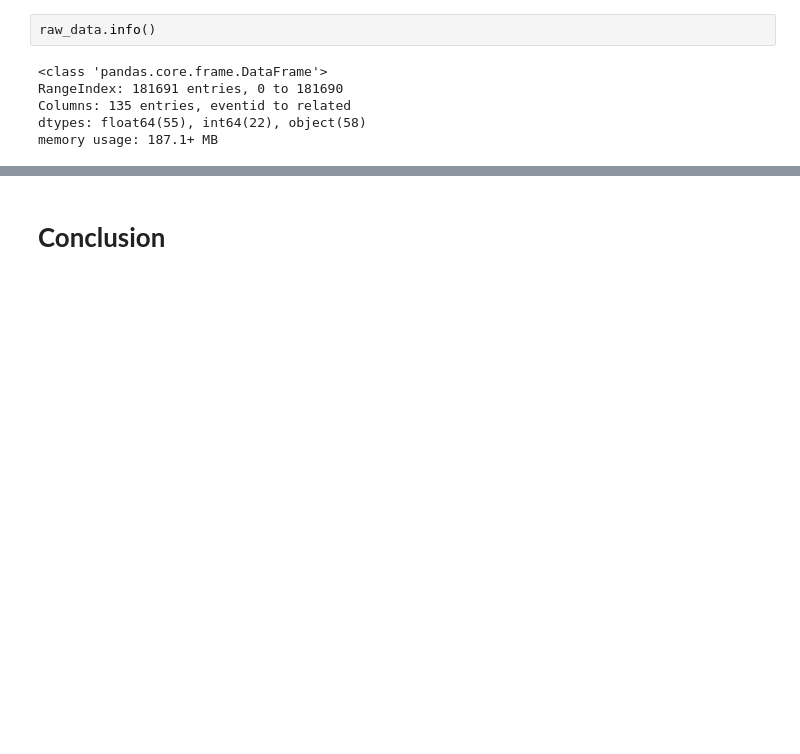
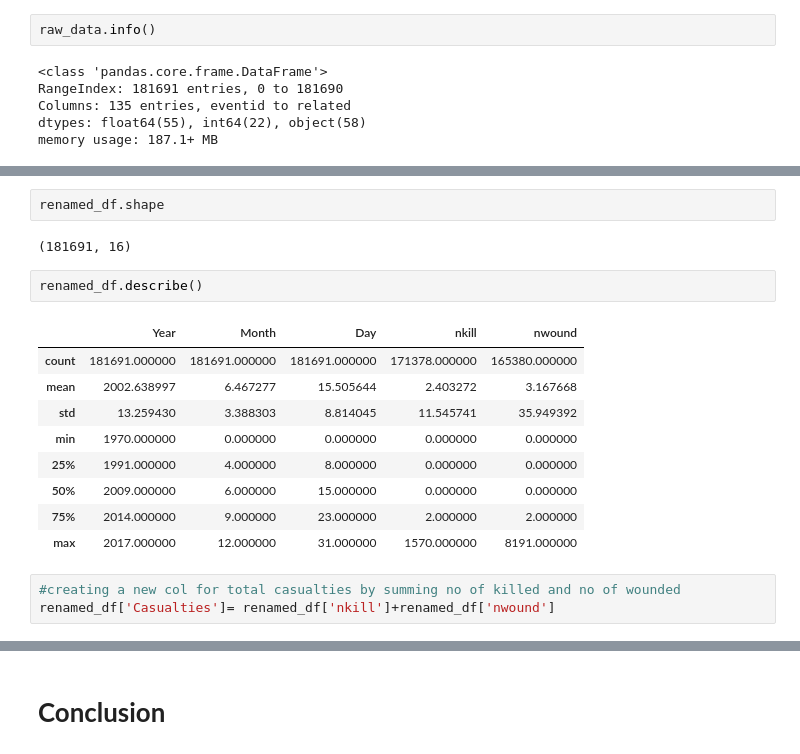
Before and after one commit to ZainDataS/EDA_Global_terrorism, a Jupyter notebook: Global_Terrorism_Analysis_Capstone_Project.ipynb, the cells around one changed output, grey strips where cells are left out. Cells and saved outputs as stored; diff of their text form; blank space fills up the shorter version.

```diff
--- a/Global_Terrorism_Analysis_Capstone_Project.ipynb
+++ b/Global_Terrorism_Analysis_Capstone_Project.ipynb
@@ -99,0 +153,19 @@ TypeError: 'tuple' object is not callable
+# %%
+renamed_df.shape
+# %% [output]
+(181691, 16)
+# %%
+renamed_df.describe()
+# %% [output]
+|  | Year | Month | Day | nkill | nwound |
+| count | 181691.000000 | 181691.000000 | 181691.000000 | 171378.000000 | 165380.000000 |
+| mean | 2002.638997 | 6.467277 | 15.505644 | 2.403272 | 3.167668 |
+| std | 13.259430 | 3.388303 | 8.814045 | 11.545741 | 35.949392 |
+| min | 1970.000000 | 0.000000 | 0.000000 | 0.000000 | 0.000000 |
+| 25% | 1991.000000 | 4.000000 | 8.000000 | 0.000000 | 0.000000 |
+| 50% | 2009.000000 | 6.000000 | 15.000000 | 0.000000 | 0.000000 |
+| 75% | 2014.000000 | 9.000000 | 23.000000 | 2.000000 | 2.000000 |
+| max | 2017.000000 | 12.000000 | 31.000000 | 1570.000000 | 8191.000000 |
+# %%
+#creating a new col for total casualties by summing no of killed and no of wounded
+renamed_df['Casualties']= renamed_df['nkill']+renamed_df['nwound']
```
Also changed, not shown: parts of 14 cells of this notebook.
